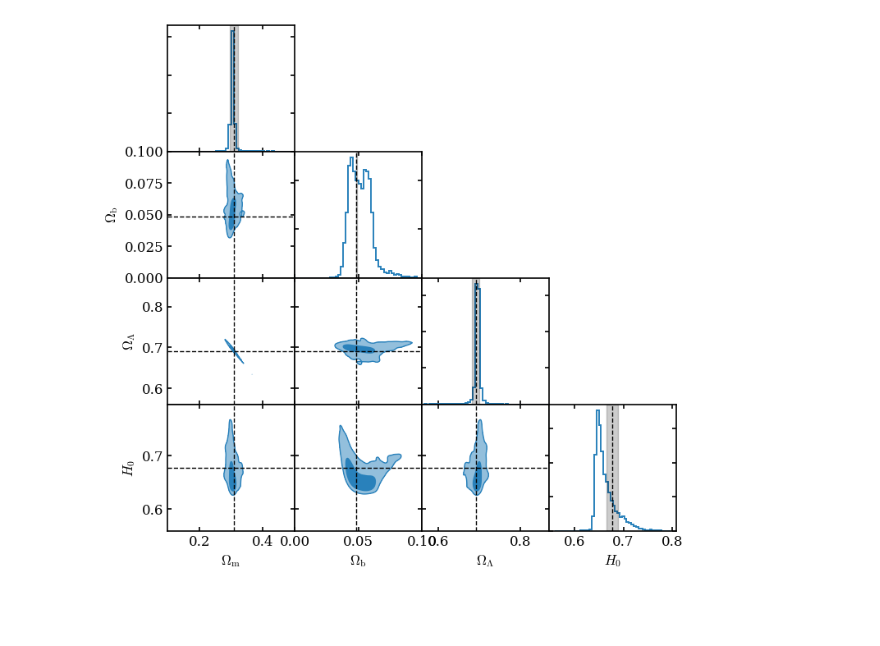
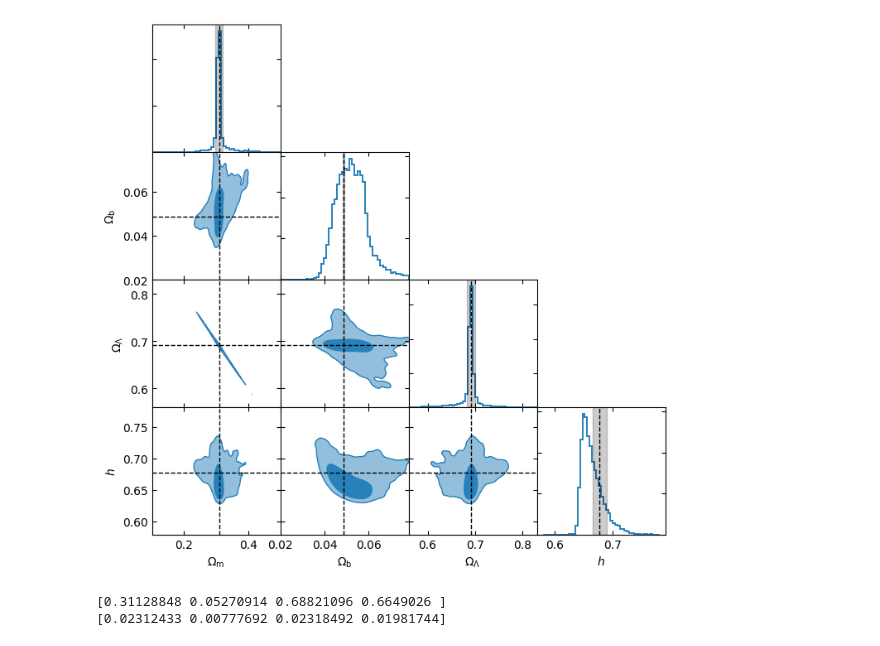
Before and after one commit to j-boucsein/CLIMB-Project, a Jupyter notebook: code/Machine_Learning/Transformer_pipeline/visualization_notebooks/remake_inference_plots.ipynb, the cells around one changed output. Saved outputs shown, nothing was run; the diff lists cells and outputs as text; code cells hidden in the pictures; blank space fills up the shorter version.

```diff
--- a/code/Machine_Learning/Transformer_pipeline/visualization_notebooks/remake_inference_plots.ipynb
+++ b/code/Machine_Learning/Transformer_pipeline/visualization_notebooks/remake_inference_plots.ipynb
@@ -327,8 +422,8 @@ save_path = plots_save_base_path + f"{model_name}_refbox_cornerplot.pdf"
 
 axis_limits = [
         (0.1, 0.5),
-        (0, 0.1),
-        (0.56, 0.87),
+        (0.02, 0.078),
+        (0.56, 0.83),
         None
     ]
 
@@ -336,32 +431,38 @@ colors = ["#2981BB", "#a90c0c", "#199b3c", "#4b0082", "#8c3f00"]
 
 make_corner_plot_custom(
     [y_pred_ref],
 
     labels=[
         r"$\Omega_{\mathrm{m}}$",
         r"$\Omega_{\mathrm{b}}$",
         r"$\Omega_{\Lambda}$",
-        r"$H_0$"
+        r"$h$"
     ],
 
     # model_names=["Teset"],
 
     axis_limits=axis_limits,
 
     planck=np.array([0.3089, 0.0486, 0.6911, 0.6774]),
     planck_err=np.array([0.012, 2.2e-4, 0.009, 0.012]),
 
     bw_scale=1,   # lower = sharper contours
     fill_alpha=1,
     gridsize=250,
     bins=50,
     figsize=(8,8),
     planck_color="#000000",
     fill_colors=colors,
     edge_colors=colors,
     show_2sigma=True,
 
     save_path=save_path
 )
 # %% [output]
-[figure, old version]
+[figure, new version]
+# %%
+print(f"{np.mean(np.array(y_pred_ref), axis=0)}")
+print(f"{np.std(np.array(y_pred_ref), axis=0)}")
+# %% [output]
+[0.31128848 0.05270914 0.68821096 0.6649026 ]
+[0.02312433 0.00777692 0.02318492 0.01981744]
```
Also changed, not shown: parts of 6 cells of this notebook, 9 other files.
